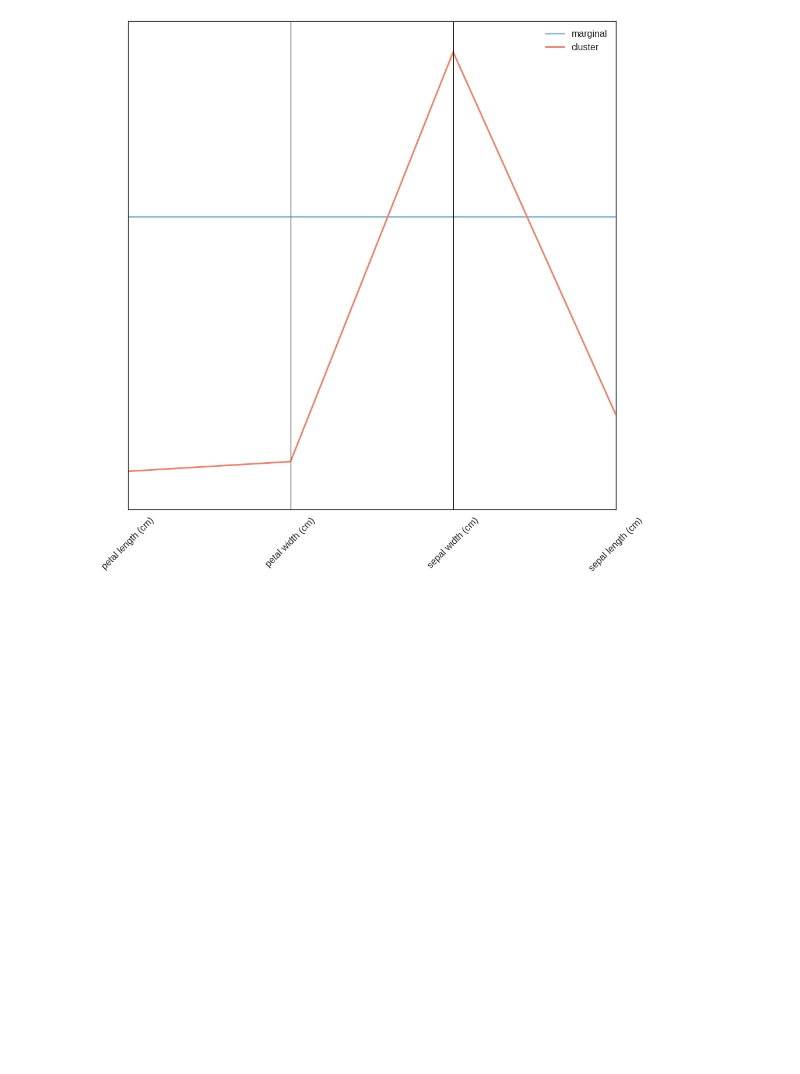
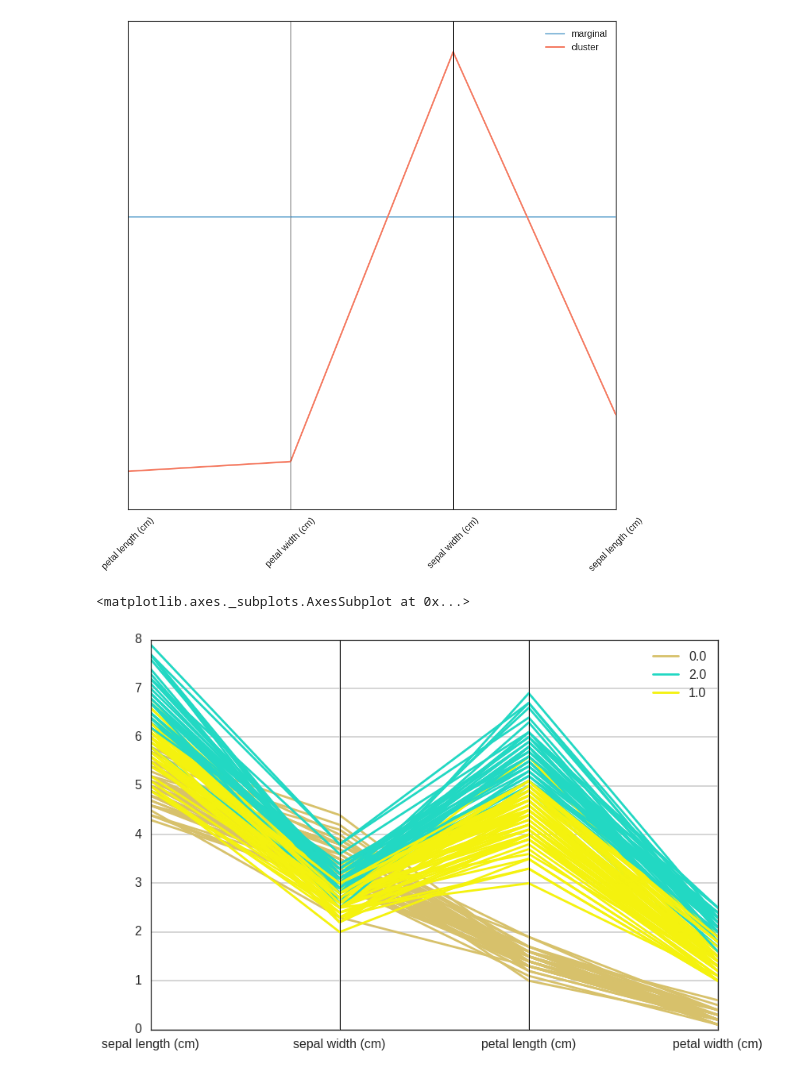
Before and after one commit to joshloyal/ClumPy, a Jupyter notebook: notebooks/iris.ipynb, the cells around one changed output. Saved outputs shown, nothing was run; the diff lists cells and outputs as text; code cells hidden in the pictures; blank space fills up the shorter version.

```diff
--- a/notebooks/iris.ipynb
+++ b/notebooks/iris.ipynb
@@ -101,3 +101,11 @@ plot_cluster_statistics(
 0  marginal
 0   cluster
 [figure]
+# %%
+full_data = load_iris()
+full_data = pd.DataFrame(
+    np.hstack((full_data.data, kmeans.labels_[:, np.newaxis])), columns=full_data.feature_names + ['type'])
+parallel_coordinates(full_data, 'type')
+# %% [output]
+<matplotlib.axes._subplots.AxesSubplot at 0x...>
+[figure, added]
```
Also changed, not shown: 11 other files.
